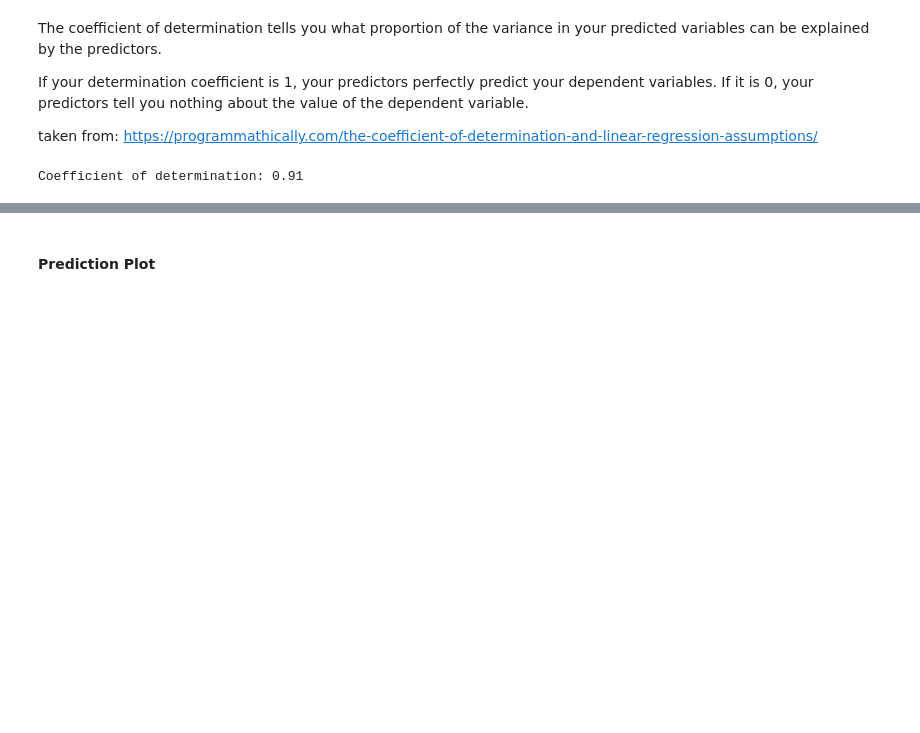
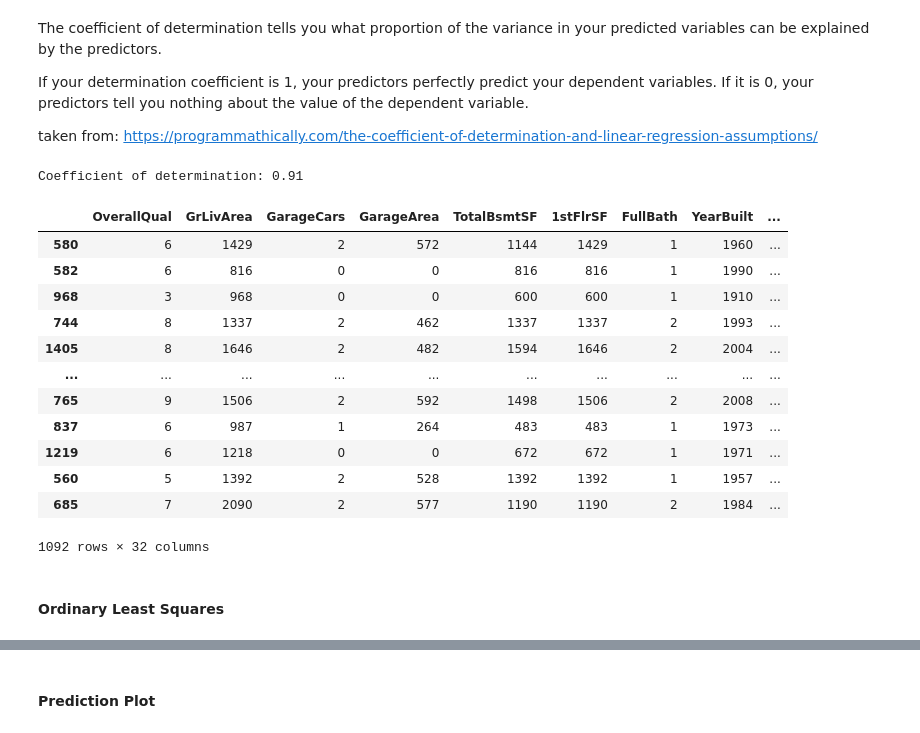
Before and after one commit to snaylix/House-prices-prediction, a Jupyter notebook: 04_linear_regression_house-prices_prediction_2021-07-17.ipynb, the cells around one changed output, grey strips where cells are left out. Drawn from its saved outputs; the diff is of its cells as text; code cells hidden in the pictures; blank space fills up the shorter version.

```diff
--- a/04_linear_regression_house-prices_prediction_2021-07-17.ipynb
+++ b/04_linear_regression_house-prices_prediction_2021-07-17.ipynb
@@ -271,3 +272,21 @@ print('Coefficient of determination: %.2f'
       % r2_score(y_test, y_test_pred))
 # %% [output]
 Coefficient of determination: 0.91
+# %%
+X_train
+# %% [output]
+|  | OverallQual | GrLivArea | GarageCars | GarageArea | TotalBsmtSF | 1stFlrSF | FullBath | YearBuilt | ... |
+| 580 | 6 | 1429 | 2 | 572 | 1144 | 1429 | 1 | 1960 | ... |
+| 582 | 6 | 816 | 0 | 0 | 816 | 816 | 1 | 1990 | ... |
+| 968 | 3 | 968 | 0 | 0 | 600 | 600 | 1 | 1910 | ... |
+| 744 | 8 | 1337 | 2 | 462 | 1337 | 1337 | 2 | 1993 | ... |
+| 1405 | 8 | 1646 | 2 | 482 | 1594 | 1646 | 2 | 2004 | ... |
+| ... | ... | ... | ... | ... | ... | ... | ... | ... | ... |
+| 765 | 9 | 1506 | 2 | 592 | 1498 | 1506 | 2 | 2008 | ... |
+| 837 | 6 | 987 | 1 | 264 | 483 | 483 | 1 | 1973 | ... |
+| 1219 | 6 | 1218 | 0 | 0 | 672 | 672 | 1 | 1971 | ... |
+| 560 | 5 | 1392 | 2 | 528 | 1392 | 1392 | 1 | 1957 | ... |
+| 685 | 7 | 2090 | 2 | 577 | 1190 | 1190 | 2 | 1984 | ... |
+1092 rows × 32 columns
+# %% [markdown]
+#### Ordinary Least Squares
```
Also changed, not shown: parts of 2 cells of this notebook.
